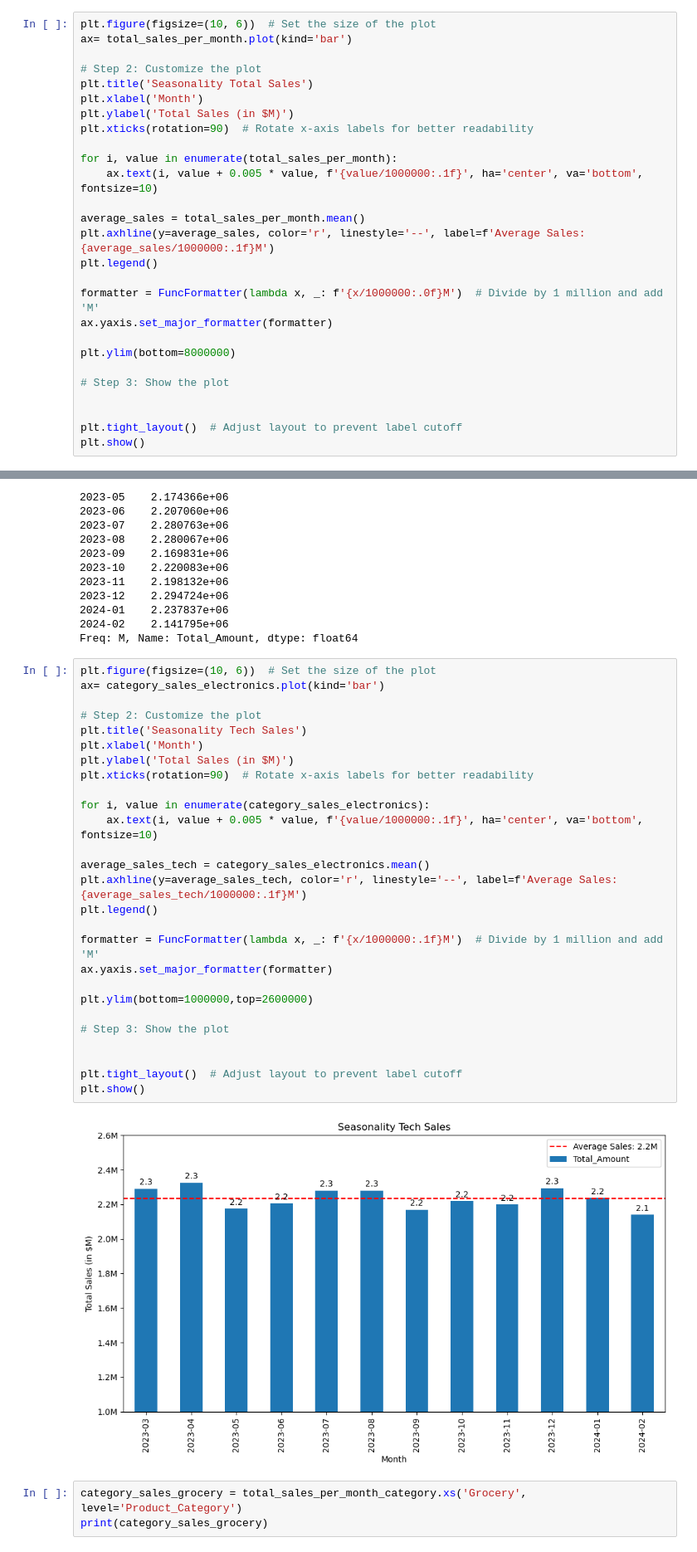
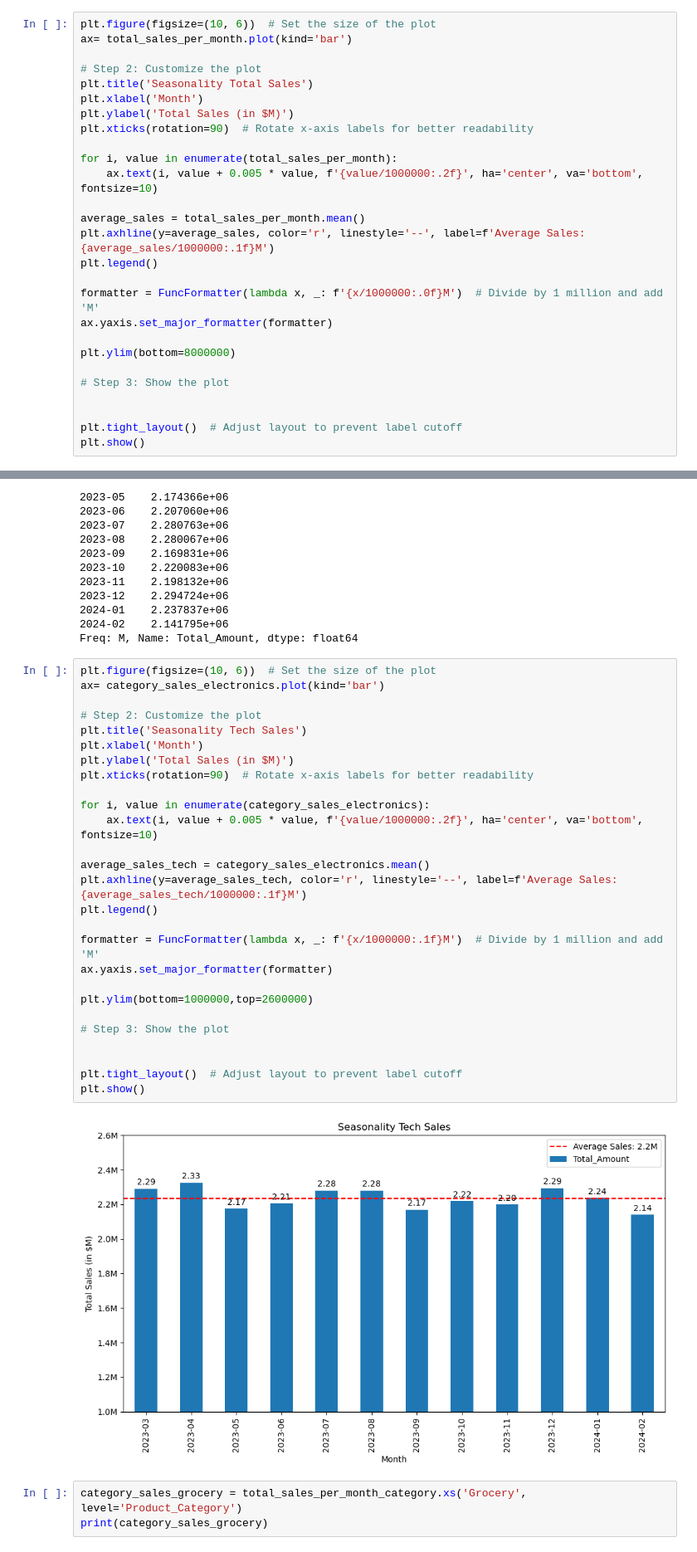
Before and after one commit to icamacho80/Project-3, a Jupyter notebook: Salesanalysisproject3.ipynb, the cells around one changed output, grey strips where cells are left out. Shown at 83% size. Cells and saved outputs as stored; diff of their text form.

```diff
--- a/Salesanalysisproject3.ipynb
+++ b/Salesanalysisproject3.ipynb
@@ -178,7 +182,7 @@ plt.ylabel('Total Sales (in $M)')
 plt.xticks(rotation=90)  # Rotate x-axis labels for better readability
 
 for i, value in enumerate(total_sales_per_month):
-    ax.text(i, value + 0.005 * value, f'{value/1000000:.1f}', ha='center', va='bottom', fontsize=10)
+    ax.text(i, value + 0.005 * value, f'{value/1000000:.2f}', ha='center', va='bottom', fontsize=10)
 
 average_sales = total_sales_per_month.mean()
 plt.axhline(y=average_sales, color='r', linestyle='--', label=f'Average Sales: {average_sales/1000000:.1f}M')
@@ -284,32 +288,32 @@ Freq: M, Name: Total_Amount, dtype: float64
 # %%
 plt.figure(figsize=(10, 6))  # Set the size of the plot
 ax= category_sales_electronics.plot(kind='bar')
 
 # Step 2: Customize the plot
 plt.title('Seasonality Tech Sales')
 plt.xlabel('Month')
 plt.ylabel('Total Sales (in $M)')
 plt.xticks(rotation=90)  # Rotate x-axis labels for better readability
 
 for i, value in enumerate(category_sales_electronics):
-    ax.text(i, value + 0.005 * value, f'{value/1000000:.1f}', ha='center', va='bottom', fontsize=10)
+    ax.text(i, value + 0.005 * value, f'{value/1000000:.2f}', ha='center', va='bottom', fontsize=10)
 
 average_sales_tech = category_sales_electronics.mean()
 plt.axhline(y=average_sales_tech, color='r', linestyle='--', label=f'Average Sales: {average_sales_tech/1000000:.1f}M')
 plt.legend()
 
 formatter = FuncFormatter(lambda x, _: f'{x/1000000:.1f}M')  # Divide by 1 million and add 'M'
 ax.yaxis.set_major_formatter(formatter)
 
 plt.ylim(bottom=1000000,top=2600000)
 
 # Step 3: Show the plot
 
 
 plt.tight_layout()  # Adjust layout to prevent label cutoff
 plt.show()
 # %% [output]
-[figure, old version]
+[figure, new version]
 # %%
 category_sales_grocery = total_sales_per_month_category.xs('Grocery', level='Product_Category')
 print(category_sales_grocery)
```
Also changed, not shown: parts of 22 cells of this notebook, 7 other files.
